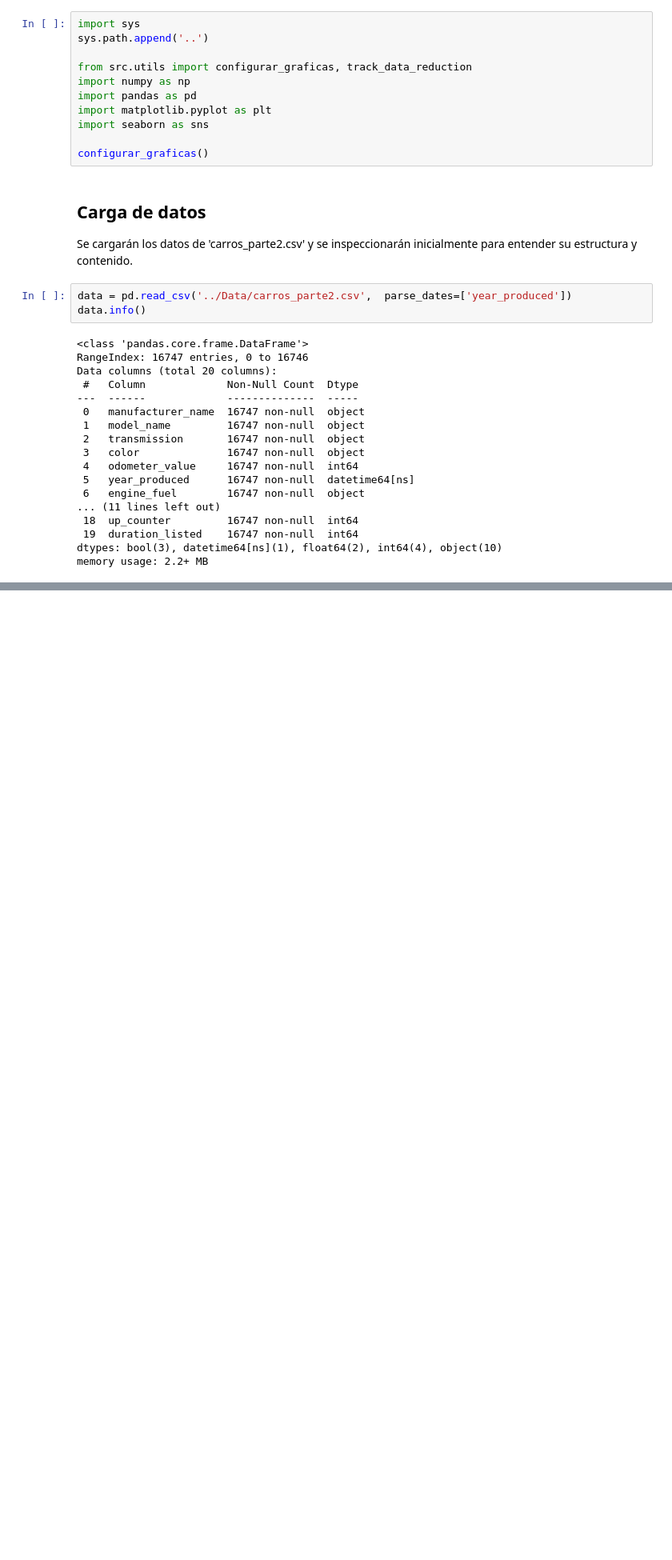
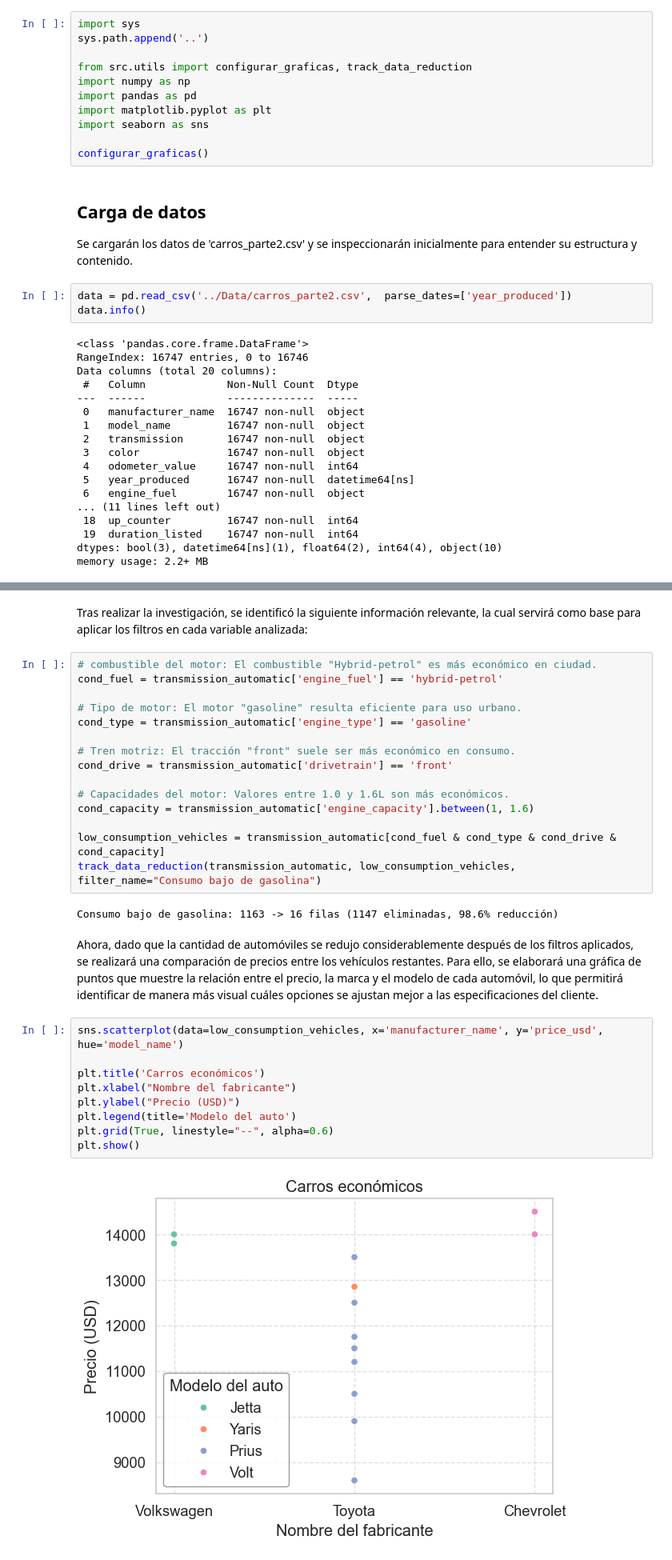
Before and after one commit to AlejandroSegura24/Vehicle-Data-Exploration-Project, a Jupyter notebook: Notebooks/3_seleccion_marcas_economicas.ipynb, the cells around one changed output, grey strips where cells are left out. Shown at 80% size. Drawn from its saved outputs; the diff is of its cells as text; blank space fills up the shorter version.

```diff
--- a/Notebooks/3_seleccion_marcas_economicas.ipynb
+++ b/Notebooks/3_seleccion_marcas_economicas.ipynb
@@ -44,0 +114,32 @@ memory usage: 2.2+ MB
+# %% [markdown]
+Tras realizar la investigación, se identificó la siguiente información relevante, la cual servirá como base para aplicar los filtros en cada variable analizada:
+# %%
+# combustible del motor: El combustible "Hybrid-petrol" es más económico en ciudad.
+cond_fuel = transmission_automatic['engine_fuel'] == 'hybrid-petrol'
+
+# Tipo de motor: El motor "gasoline" resulta eficiente para uso urbano.
+cond_type = transmission_automatic['engine_type'] == 'gasoline'
+
+# Tren motriz: El tracción "front" suele ser más económico en consumo.
+cond_drive = transmission_automatic['drivetrain'] == 'front'
+
+# Capacidades del motor: Valores entre 1.0 y 1.6L son más económicos.
+cond_capacity = transmission_automatic['engine_capacity'].between(1, 1.6)
+
+low_consumption_vehicles = transmission_automatic[cond_fuel & cond_type & cond_drive & cond_capacity]
+track_data_reduction(transmission_automatic, low_consumption_vehicles, filter_name="Consumo bajo de gasolina")
+# %% [output]
+Consumo bajo de gasolina: 1163 -> 16 filas (1147 eliminadas, 98.6% reducción)
+# %% [markdown]
+Ahora, dado que la cantidad de automóviles se redujo considerablemente después de los filtros aplicados, se realizará una comparación de precios entre los vehículos restantes. Para ello, se elaborará una gráfica de puntos que muestre la relación entre el precio, la marca y el modelo de cada automóvil, lo que permitirá identificar de manera más visual cuáles opciones se ajustan mejor a las especificaciones del cliente.
+# %%
+sns.scatterplot(data=low_consumption_vehicles, x='manufacturer_name', y='price_usd', hue='model_name')
+
+plt.title('Carros económicos')
+plt.xlabel("Nombre del fabricante")
+plt.ylabel("Precio (USD)")
+plt.legend(title='Modelo del auto')
+plt.grid(True, linestyle="--", alpha=0.6)
+plt.show()
+# %% [output]
+[figure, added]
```
Also changed, not shown: parts of 18 cells of this notebook.
